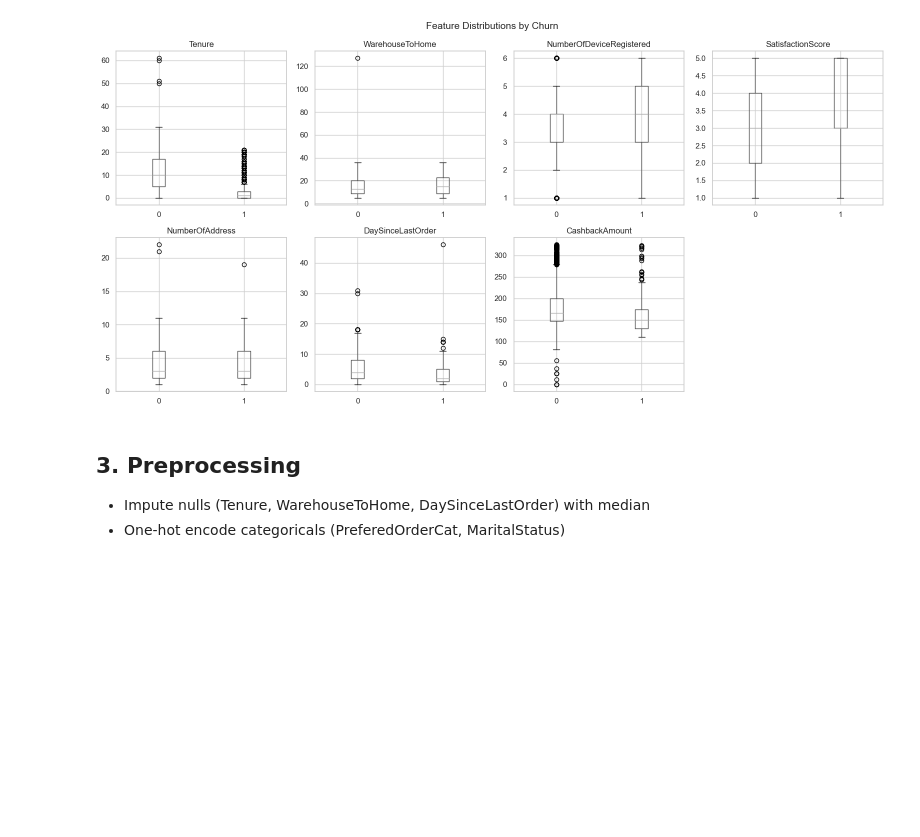
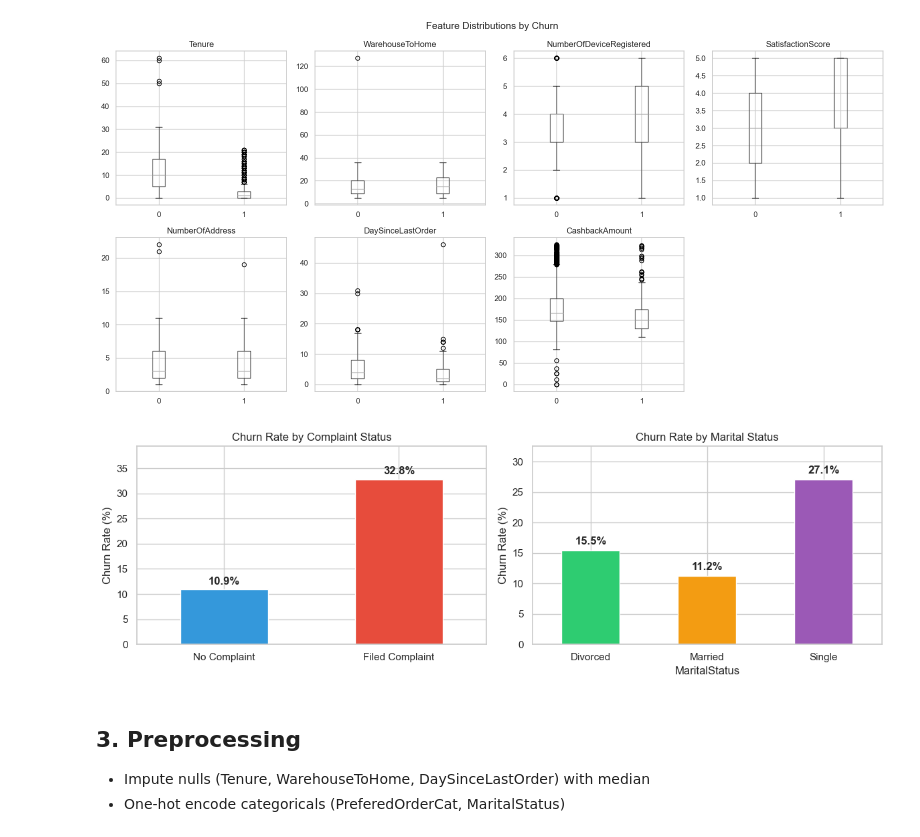
Before and after one commit to JstnClmnt/UST-DSA-Python-Workshop, a Jupyter notebook: notebooks/01_churn_model.ipynb, the cells around one changed output. Cells and saved outputs as stored; diff of their text form; code cells hidden in the pictures; blank space fills up the shorter version.

```diff
--- a/notebooks/01_churn_model.ipynb
+++ b/notebooks/01_churn_model.ipynb
@@ -120,6 +120,30 @@ plt.tight_layout()
 plt.show()
 # %% [output]
 [figure]
+# %%
+fig, axes = plt.subplots(1, 2, figsize=(12, 4))
+
+complain_churn = df.groupby("Complain")["Churn"].mean() * 100
+complain_churn.index = ["No Complaint", "Filed Complaint"]
+complain_churn.plot(kind="bar", ax=axes[0], color=["#3498db", "#e74c3c"], rot=0)
+axes[0].set_ylabel("Churn Rate (%)")
+axes[0].set_title("Churn Rate by Complaint Status")
+axes[0].set_ylim(0, complain_churn.max() * 1.2)
+for i, v in enumerate(complain_churn):
+    axes[0].text(i, v + 1, f"{v:.1f}%", ha="center", fontweight="bold")
+
+marital_churn = df.groupby("MaritalStatus")["Churn"].mean() * 100
+marital_churn.plot(kind="bar", ax=axes[1], color=["#2ecc71", "#f39c12", "#9b59b6"], rot=0)
+axes[1].set_ylabel("Churn Rate (%)")
+axes[1].set_title("Churn Rate by Marital Status")
+axes[1].set_ylim(0, marital_churn.max() * 1.2)
+for i, v in enumerate(marital_churn):
+    axes[1].text(i, v + 1, f"{v:.1f}%", ha="center", fontweight="bold")
+
+plt.tight_layout()
+plt.show()
+# %% [output]
+[figure, added]
 # %% [markdown]
 ## 3. Preprocessing
 
```
Also changed, not shown: 1 other file.
